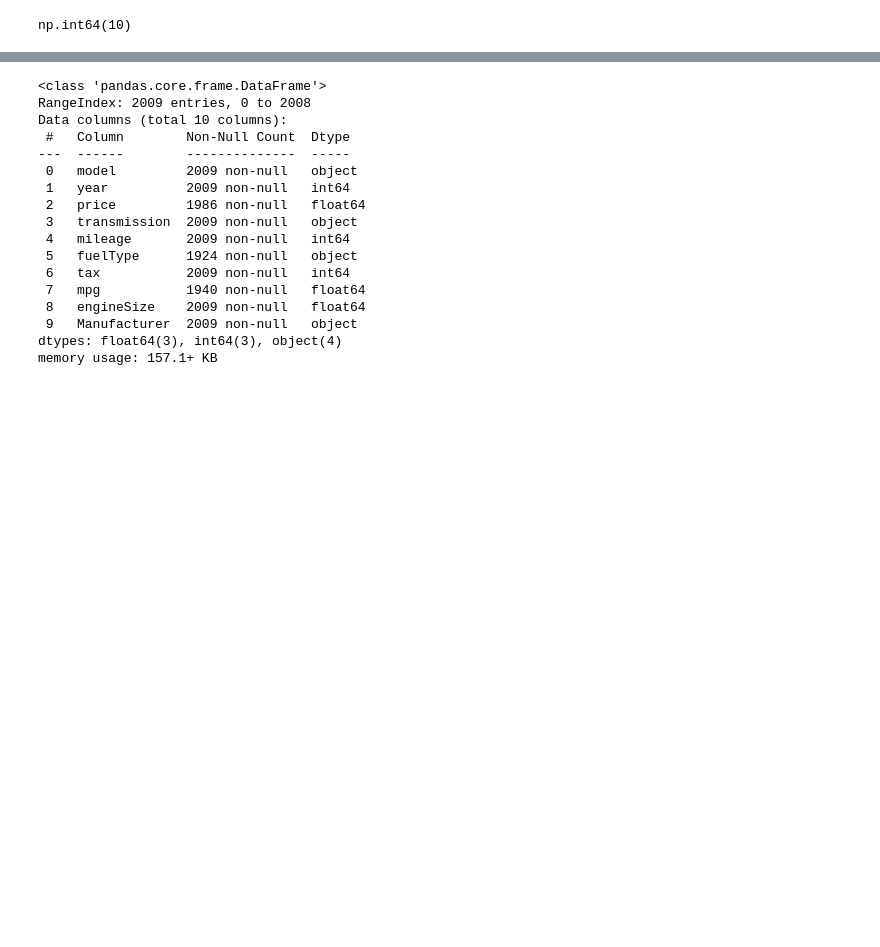
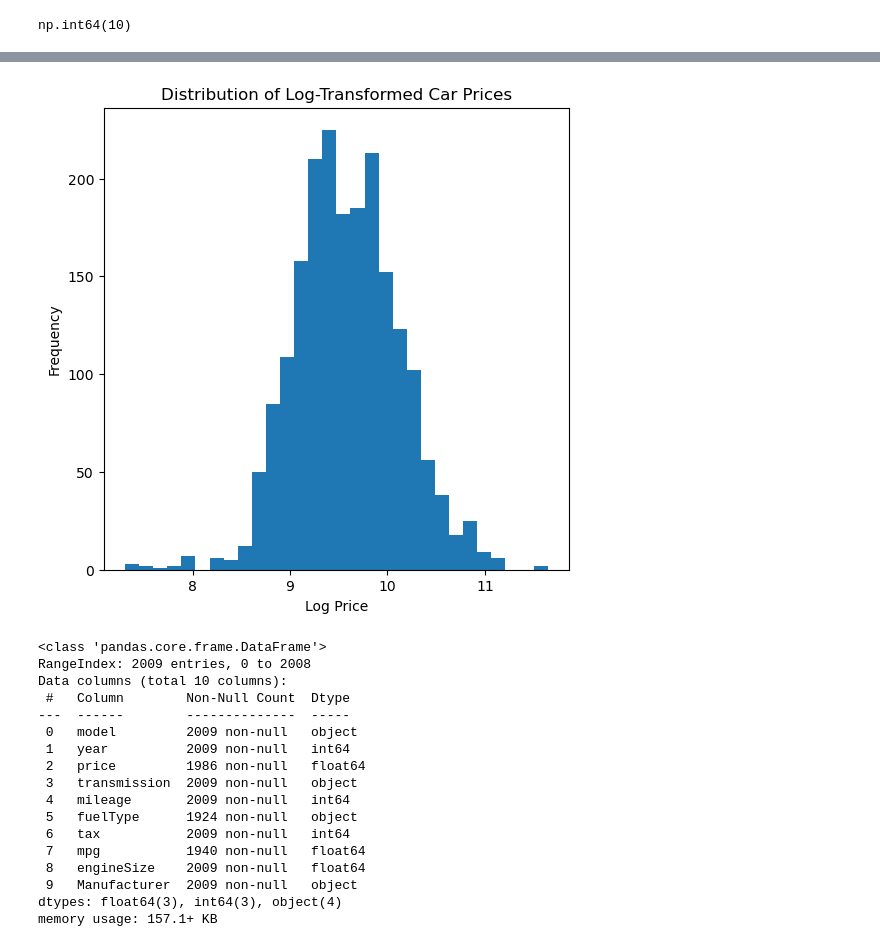
Before and after one commit to devmohass/Car_Price_Prediction, a Jupyter notebook: NoteBook/car_price_prediction.ipynb, the cells around one changed output, grey strips where cells are left out. Cells and saved outputs as stored; diff of their text form; code cells hidden in the pictures; blank space fills up the shorter version.

```diff
--- a/NoteBook/car_price_prediction.ipynb
+++ b/NoteBook/car_price_prediction.ipynb
@@ -80,3 +127,17 @@ np.int64(10)
+# %%
+# log_price_distribution
+plt.figure(figsize=(6, 6))
+
+plt.hist(df["log_price"], bins=30)
+
+plt.xlabel("Log Price")
+plt.ylabel("Frequency")
+plt.title("Distribution of Log-Transformed Car Prices")
+
+plt.savefig("../plots/log_price_distribution.png", dpi=300)
+plt.show()
+# %% [output]
+[figure, added]
 # %%
 df.info()
 # %% [output]
```
Also changed, not shown: parts of 8 cells of this notebook, 13 other files.
